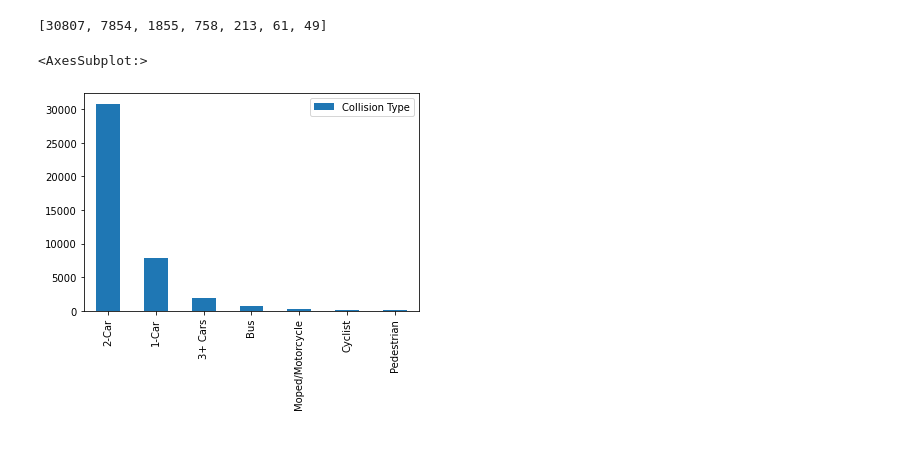
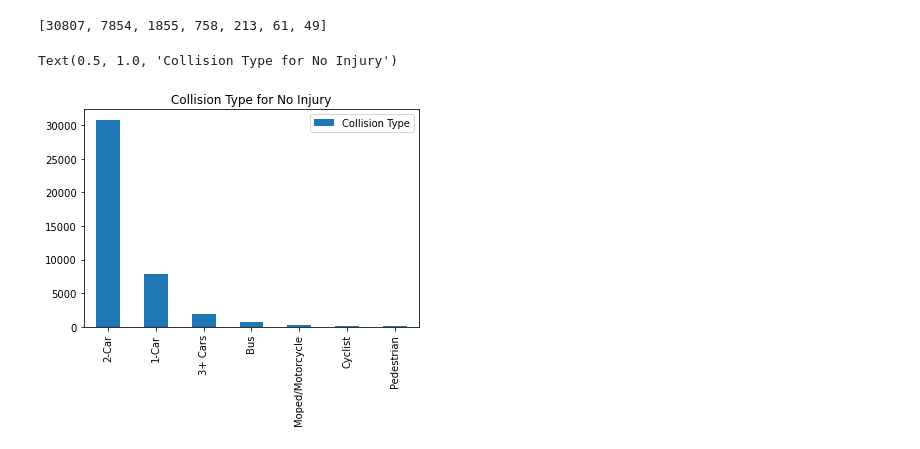
Before and after one commit to Kylee-Grant/Project-1, a Jupyter notebook: Project-1.ipynb, the cells around one changed output. Saved outputs shown, nothing was run; the diff lists cells and outputs as text; code cells hidden in the pictures.

```diff
--- a/Project-1.ipynb
+++ b/Project-1.ipynb
@@ -136,9 +136,10 @@ y_values
 [30807, 7854, 1855, 758, 213, 61, 49]
 # %%
 no_injuries2.plot(kind='bar')
+plt.title("Collision Type for No Injury" )
 # %% [output]
-<AxesSubplot:>
+Text(0.5, 1.0, 'Collision Type for No Injury')
-[figure, old version]
+[figure, new version]
 # %%
 # Your work here
 
```
Also changed, not shown: parts of 2 cells of this notebook.
